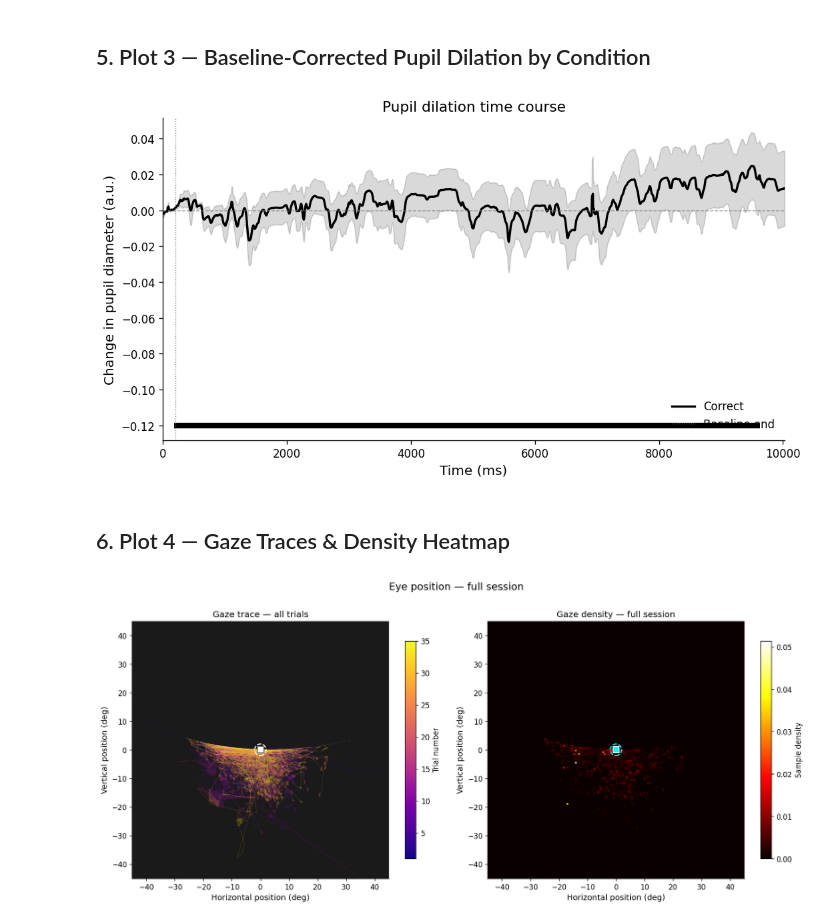
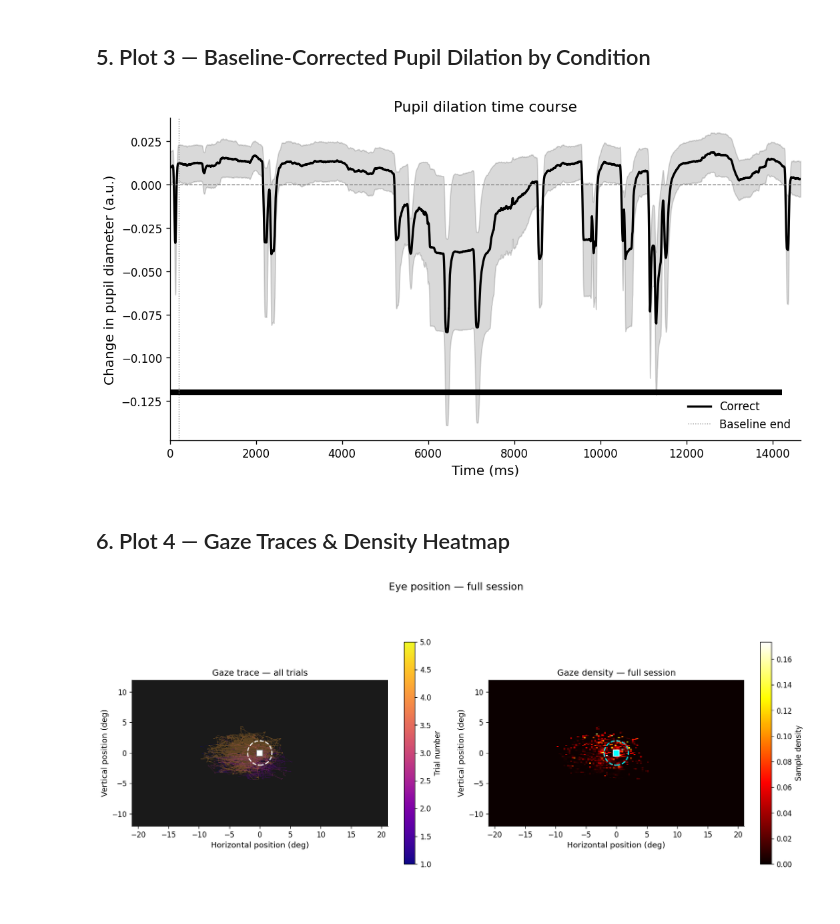
Before and after one commit to stevenerrington/2026-behavioral-tasks, a Jupyter notebook: monkeylogic-tasks/ml-fixation-training/fixation_analysis.ipynb, the cells around one changed output. Cells and saved outputs as stored; diff of their text form; code cells hidden in the pictures.

Commit message:
Update fixation_analysis notebook: constants
Adjust screen extent constants (replace generic SCREEN_EXTENT with SCREEN_EXTENT_h and SCREEN_EXTENT_w for resolution→deg mapping).

```diff
--- a/monkeylogic-tasks/ml-fixation-training/fixation_analysis.ipynb
+++ b/monkeylogic-tasks/ml-fixation-training/fixation_analysis.ipynb
@@ -19,7 +19,7 @@ plt.rcParams['figure.dpi'] = 120  # crisper inline plots
 ## 1. Load Data
 Update `MAT_PATH` to point to your `.mat` file.
 # %%
-MAT_PATH = r'/Users/benslates/Library/CloudStorage/OneDrive-NewcastleUniversity/2026_fMRI_PE/fixation-data/260423__kikuchi_fixation_v1_conditions(1).mat'
+MAT_PATH = r'/Users/benslates/Library/CloudStorage/OneDrive-NewcastleUniversity/2026_fMRI_PE/fixation-data/260428__kikuchi_fixation_v1_conditions(1).mat'
 
 mat = sio.loadmat(MAT_PATH, simplify_cells=True)
 
@@ -45,7 +45,8 @@ Fields in Trial 1: ['Trial', 'BlockCount', 'TrialWithinBlock', 'Block', 'Conditi
 BASELINE_START_MS = 0      # ms — start of baseline window
 BASELINE_END_MS   = 200    # ms — end of baseline window
 SMOOTH_WINDOW_MS  = 20     # ms — smoothing kernel
-SCREEN_EXTENT     = 45     # degrees — axis limits (+/- from centre)
+SCREEN_EXTENT_h   = 12     # screen height in degrees (1080 / 45) /2 (resolution / pixels per degree / 2 for +/-)
+SCREEN_EXTENT_w   = 21     # screen width in degrees (1920 / 45) /2 (resolution / pixels per degree / 2 for +/-)
 FIX_WINDOW        = 2      # degrees — fixation window radius
 
 # Error code labels — adjust to match your task
@@ -196,7 +197,7 @@ ax.spines[['top', 'right']].set_visible(False)
 plt.tight_layout()
 plt.show()
 # %% [output]
-[figure, old version]
+[figure, new version]
 # %% [markdown]
 ## 6. Plot 4 — Gaze Traces & Density Heatmap
 # %%
@@ -227,9 +228,11 @@ sm = plt.cm.ScalarMappable(cmap=CMAP,
 sm.set_array([])
 plt.colorbar(sm, ax=ax, label='Trial number', shrink=0.8)
 
-ax.set_xlim([-SCREEN_EXTENT, SCREEN_EXTENT])
-ax.set_ylim([-SCREEN_EXTENT, SCREEN_EXTENT])
+ax.set_xlim([-SCREEN_EXTENT_w, SCREEN_EXTENT_w])
+ax.set_ylim([-SCREEN_EXTENT_h, SCREEN_EXTENT_h])
+
 ax.set_aspect('equal')
+
 ax.set_facecolor('#1a1a1a')
 ax.set_xlabel('Horizontal position (deg)', fontsize=11)
 ax.set_ylabel('Vertical position (deg)', fontsize=11)
@@ -245,36 +248,38 @@ all_x = np.concatenate([trial['AnalogData']['Eye'][:, 0]
                          and trial['AnalogData']['Eye'].size > 0])
 all_y = np.concatenate([trial['AnalogData']['Eye'][:, 1]
                          for trial in data
                          if trial['AnalogData']['Eye'].ndim == 2
                          and trial['AnalogData']['Eye'].size > 0])
 
 valid = np.isfinite(all_x) & np.isfinite(all_y)
 all_x, all_y = all_x[valid], all_y[valid]
 
 h = ax.hist2d(all_x, all_y,
               bins=150,
-              range=[[-SCREEN_EXTENT, SCREEN_EXTENT],
-                     [-SCREEN_EXTENT, SCREEN_EXTENT]],
+              range=[[-SCREEN_EXTENT_w, SCREEN_EXTENT_w],
+                     [-SCREEN_EXTENT_h, SCREEN_EXTENT_h]],
               cmap='hot', density=True)
 
 ax.add_patch(plt.Circle((0, 0), FIX_WINDOW,
              fill=False, color='cyan', lw=1.5, linestyle='--', zorder=5))
 ax.plot(0, 0, 's', color='cyan', markersize=8,
-        markeredgecolor='white', zorder=6)
+markeredgecolor='white', zorder=6)
 
 plt.colorbar(h[3], ax=ax, label='Sample density', shrink=0.8)
 
-ax.set_xlim([-SCREEN_EXTENT, SCREEN_EXTENT])
-ax.set_ylim([-SCREEN_EXTENT, SCREEN_EXTENT])
+ax.set_xlim([-SCREEN_EXTENT_w, SCREEN_EXTENT_w])
+ax.set_ylim([-SCREEN_EXTENT_h, SCREEN_EXTENT_h])
+
 ax.set_aspect('equal')
 ax.set_facecolor('#1a1a1a')
+
 ax.set_xlabel('Horizontal position (deg)', fontsize=11)
 ax.set_ylabel('Vertical position (deg)', fontsize=11)
 ax.set_title('Gaze density — full session', fontsize=12)
 ax.spines[['top', 'right']].set_visible(False)
 
 plt.suptitle('Eye position — full session', fontsize=14, y=1.02)
 plt.tight_layout()
 plt.show()
 # %% [output]
-[figure, old version]
+[figure, new version]
```
Also changed, not shown: parts of 3 cells of this notebook.
